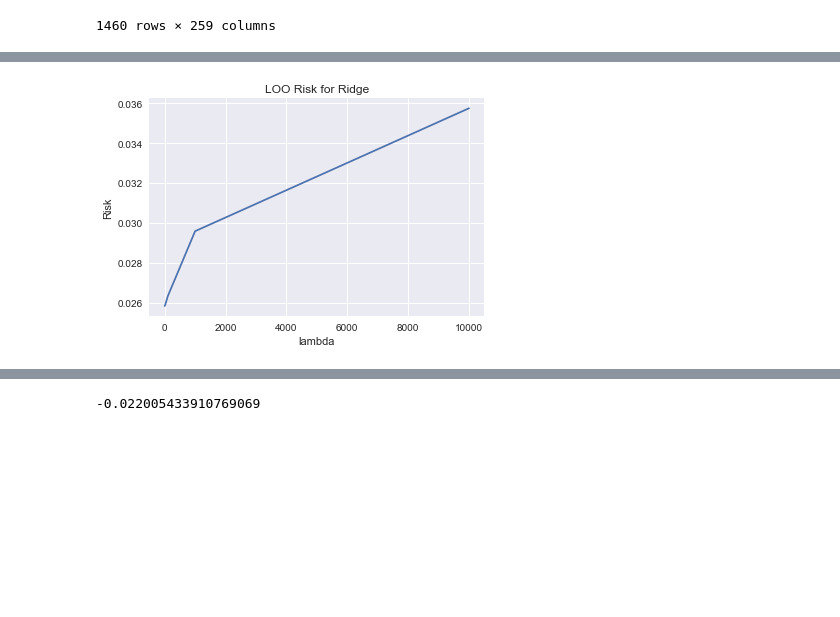
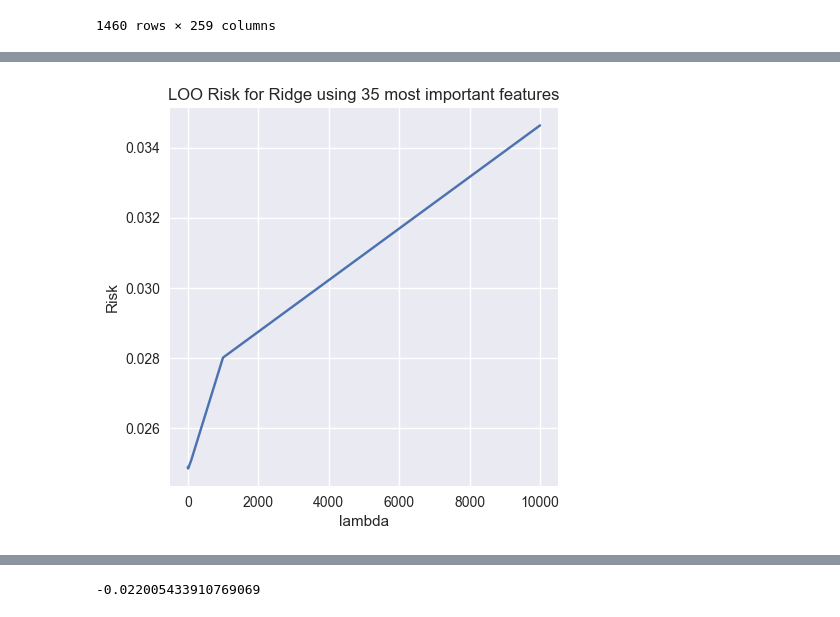
Before and after one commit to verali0816/141C_kaggle, a Jupyter notebook: Model fit.ipynb, the cells around one changed output, grey strips where cells are left out. Saved outputs shown, nothing was run; the diff lists cells and outputs as text; code cells hidden in the pictures; blank space fills up the shorter version.

Commit message:
add test data formating, modify model fit

```diff
--- a/Model fit.ipynb
+++ b/Model fit.ipynb
@@ -142,0 +130,3 @@ RandomForestRegressor(bootstrap=True, criterion='mse', max_depth=None,
+# %%
+rfr = RFR(n_estimators = 60, max_depth = 9)
+rfr.fit(X_imp, y)
@@ -143,3 +139,4 @@ RandomForestRegressor(bootstrap=True, criterion='mse', max_depth=None,
 # %%
 #Get the feature_importances_
-fea_import = pd.DataFrame(rfr1.feature_importances_, index = X.columns, columns = ["Feature_Importance"]).sort_values(by = "Feature_Importance", ascending = True)
+fea_import = pd.DataFrame(rfr.feature_importances_, index = X.columns, columns = ["Feature_Importance"]).sort_values(by = "Feature_Importance", ascending = True)
+fea_import.tail(10)
@@ -167,6 +162,6 @@ ax.set_title("The feature importance from random foreast", fontsize = 20)
 # %%
-#select top20
-top20 = fea_import.index[-20:]
+#select top35
+top35 = fea_import.index[-35:]
 # %%
 #subset X for ridge regression
-X_ri = X[top20]
+X_ri = X[top35]
@@ -203,15 +177,16 @@ cv_vals = rcv.cv_values_
 LOOr = cv_vals.mean(axis=0)
 #zip(alphas,LOOr)
 # %%
+fig = plt.figure(figsize=(5, 5), dpi=100)
 plt.plot(alphas,LOOr)
 plt.xlabel('lambda')
 plt.ylabel('Risk')
-plt.title('LOO Risk for Ridge')
-#plt.xlim([0,100])
+plt.title('LOO Risk for Ridge using 35 most important features')
+#plt.xlim([0,20])
 #plt.ylim([0.006,0.010])
 plt.show()
 # %% [output]
-[figure, old version]
+[figure, new version]
 # %%
 min(dict(zip(alphas,LOOr)).items(), key=lambda x: x[1])
 #the minimum MSE is 0.02584
```
Also changed, not shown: parts of 28 cells of this notebook, 6 other files.
